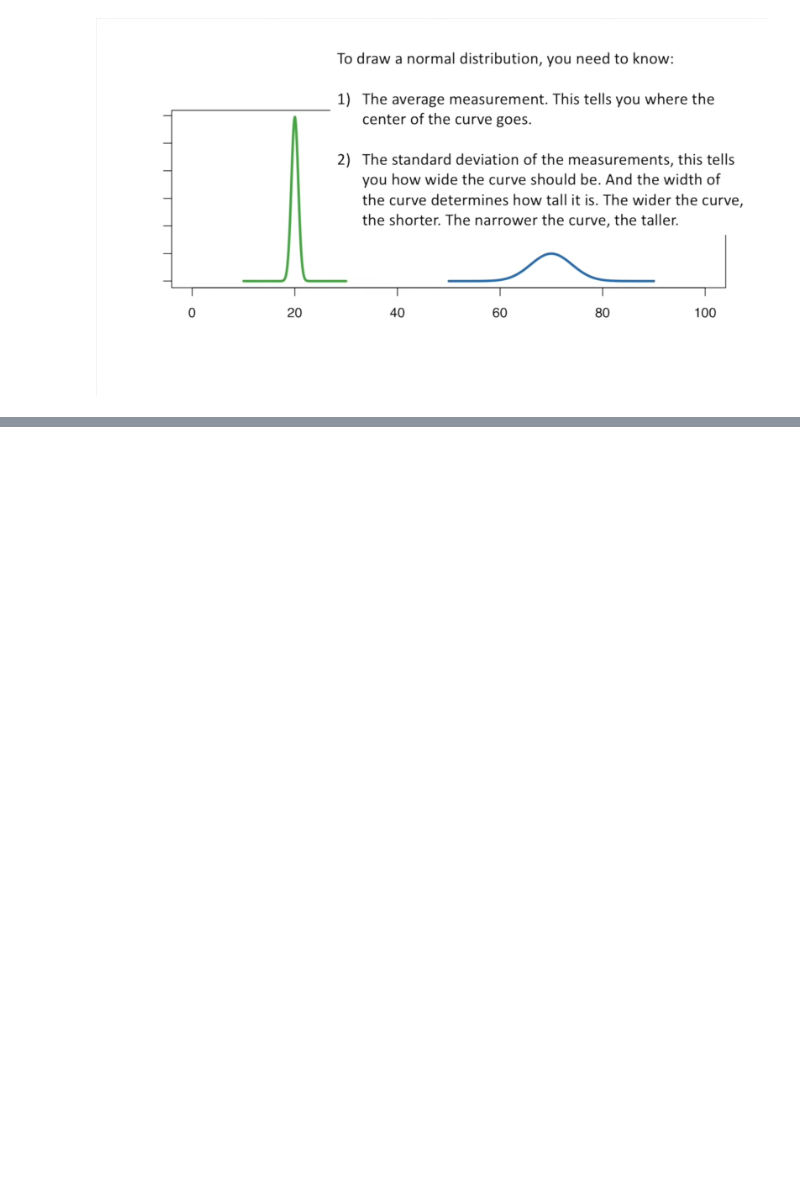
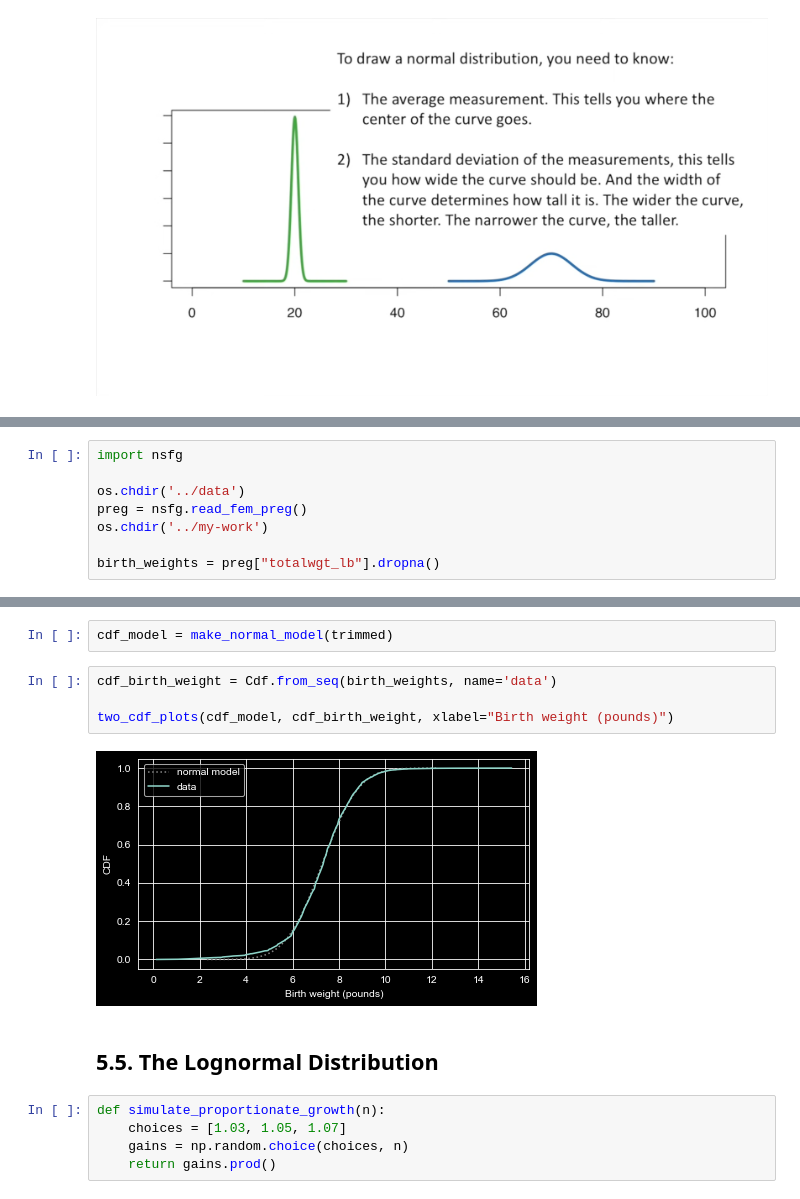
Before and after one commit to anp-exe/ThinkStats, a Jupyter notebook: my-work/Chapter5.ipynb, the cells around one changed output, grey strips where cells are left out. Cells and saved outputs as stored; diff of their text form; blank space fills up the shorter version.

```diff
--- a/my-work/Chapter5.ipynb
+++ b/my-work/Chapter5.ipynb
@@ -283,0 +339,8 @@ https://www.youtube.com/watch?v=rzFX5NWojp0
+# %%
+import nsfg
+
+os.chdir('../data')
+preg = nsfg.read_fem_preg()
+os.chdir('../my-work')
+
+birth_weights = preg["totalwgt_lb"].dropna()
@@ -283,0 +362,15 @@ https://www.youtube.com/watch?v=rzFX5NWojp0
+# %%
+cdf_model = make_normal_model(trimmed)
+# %%
+cdf_birth_weight = Cdf.from_seq(birth_weights, name='data')
+
+two_cdf_plots(cdf_model, cdf_birth_weight, xlabel="Birth weight (pounds)")
+# %% [output]
+[figure, added]
+# %% [markdown]
+## 5.5. The Lognormal Distribution
+# %%
+def simulate_proportionate_growth(n):
+    choices = [1.03, 1.05, 1.07]
+    gains = np.random.choice(choices, n)
+    return gains.prod()
```
Also changed, not shown: parts of 35 cells of this notebook.
